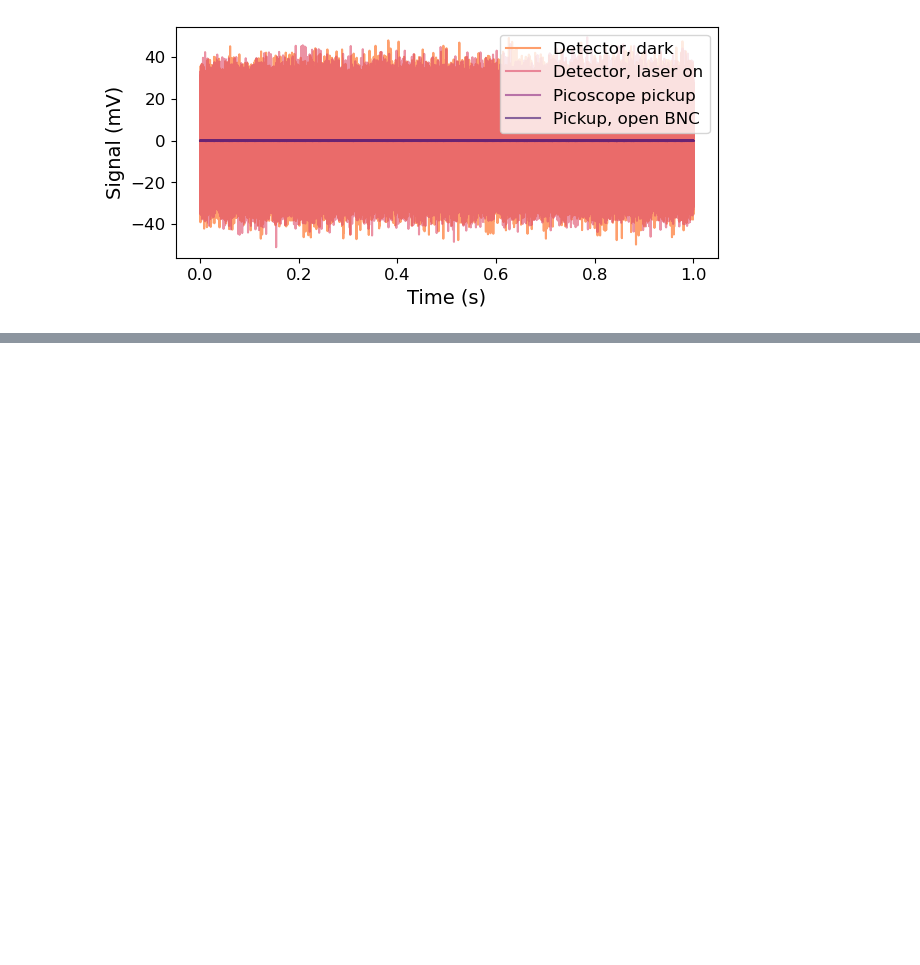
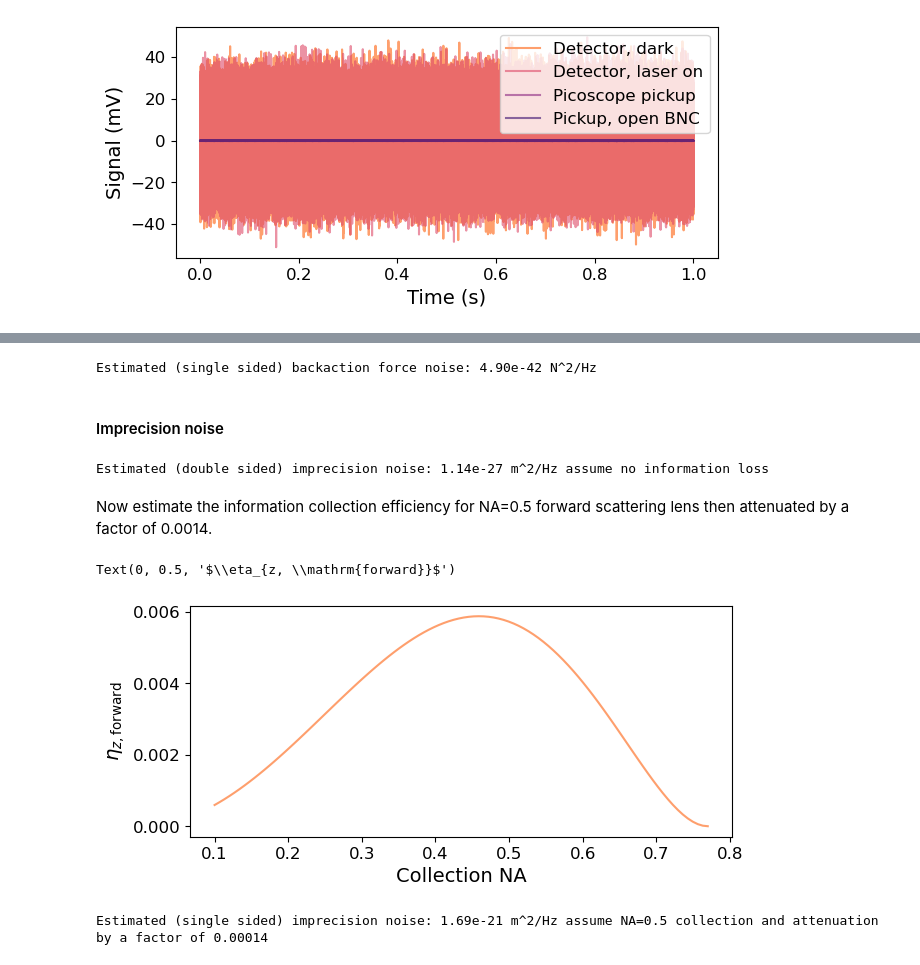
Before and after one commit to yuhants/Nanospheres, a Jupyter notebook: Analysis/20240618_noise_analysis.ipynb, the cells around one changed output, grey strips where cells are left out. Drawn from its saved outputs; the diff is of its cells as text; code cells hidden in the pictures; blank space fills up the shorter version.

Commit message:
complete noise analysis notebook

```diff
--- a/Analysis/20240618_noise_analysis.ipynb
+++ b/Analysis/20240618_noise_analysis.ipynb
@@ -87,0 +170,52 @@ plt.legend(loc='upper right')
+# %%
+A = calc_geometric_factor(na)
+S_ff_z_ba = (A**2 + 2/5) * (hbar * k / c) * p_sca       # Backaction force spectrum
+S_f_z_ba = 2 * S_ff_z_ba
+
+print(f'Estimated (single sided) backaction force noise: {S_f_z_ba:.2e} N^2/Hz')
+# %% [output]
+Estimated (single sided) backaction force noise: 4.90e-42 N^2/Hz
+# %% [markdown]
+#### Imprecision noise
+# %%
+S_zz_imp_perfect = (1 / (2/5 + A**2)) * (hbar * c / (4 * k)) / p_sca  # Imprecision assume no information loss
+print(f'Estimated (double sided) imprecision noise: {S_zz_imp_perfect:.2e} m^2/Hz assume no information loss')
+# %% [output]
+Estimated (double sided) imprecision noise: 1.14e-27 m^2/Hz assume no information loss
+# %% [markdown]
+Now estimate the information collection efficiency for NA=0.5 forward scattering lens then attenuated by a factor of 0.0014.
+# %%
+def get_imprecision_forward_z(p_sca, na_tl, na_cl):
+    thetamax_tl = np.arcsin(na_tl)
+    thetamax_cl = np.arcsin(na_cl)
+
+    A = calc_geometric_factor(na_tl)  # Geometrical factor for z
+    C = 2 * ( 8 / 15 - (np.cos(thetamax_cl)**(3/2) ) / 3 - (np.cos(thetamax_cl)**(5/2) ) / 5 )
+    D = 2 * ( 12 / 35 - (np.cos(thetamax_cl)**(5/2) ) / 5 - (np.cos(thetamax_cl)**(7/2) ) / 7 )
+    B_fw_z = (np.pi / 4) * (D - A * C)
+
+    # Use Eq. (D8)  of PRA 100, 04821 (2019)
+    s_zz_imp = (hbar*c / (k * p_sca)) * (np.pi * na**2 / (48 * B_fw_z**2))
+    return s_zz_imp
+# %%
+nas = np.linspace(0.1, 0.77, 100)
+imp_z_forward = np.empty(nas.size)
+
+for i, na in enumerate(nas):
+    imp_z_forward[i] = get_imprecision_forward_z(p_sca, 0.77, na)
+# %%
+plt.plot(nas, S_zz_imp_perfect/imp_z_forward)
+plt.xlabel('Collection NA')
+plt.ylabel(r'$\eta_{z, \mathrm{forward}}$')
+# %% [output]
+Text(0, 0.5, '$\\eta_{z, \\mathrm{forward}}$')
+[figure, added]
+# %%
+# Because we only use 0.0014 of the actual scattered photon
+# so simply scale by that factor
+S_zz_imp_actual = get_imprecision_forward_z(p_sca, na_tl=0.77, na_cl=0.7) / 0.0014
+S_z_imp_actual = 2 * S_zz_imp_actual
+
+print(f'Estimated (single sided) imprecision noise: {S_z_imp_actual:.2e} m^2/Hz assume NA=0.5 collection and attenuation by a factor of 0.00014')
+# %% [output]
+Estimated (single sided) imprecision noise: 1.69e-21 m^2/Hz assume NA=0.5 collection and attenuation by a factor of 0.00014
```
Also changed, not shown: parts of 24 cells of this notebook, 1 other file.
